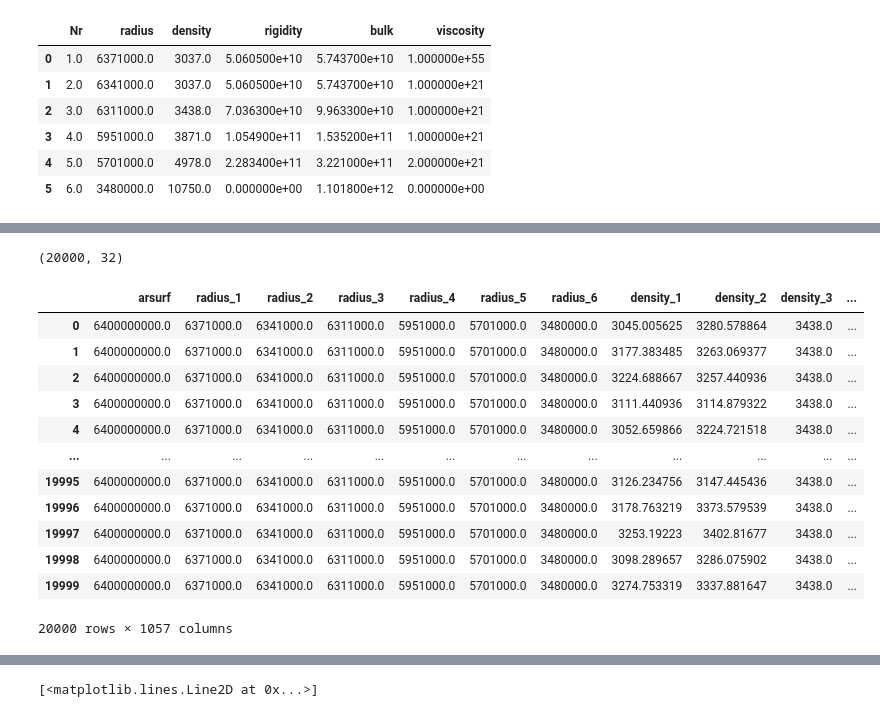
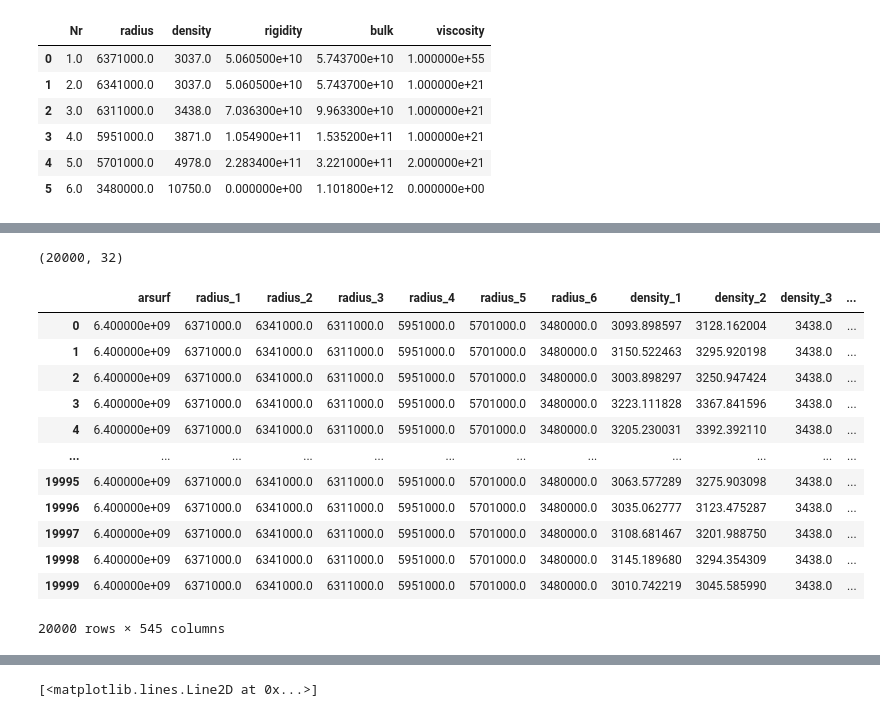
Before and after one commit to eyhl/premis, a Jupyter notebook: notebooks/make_gf_train_data.ipynb, the cells around one changed output, grey strips where cells are left out. Drawn from its saved outputs; the diff is of its cells as text; code cells hidden in the pictures.

Commit message:
changed to lmax 512 and more plausible rigidites in make train data

```diff
--- a/notebooks/make_gf_train_data.ipynb
+++ b/notebooks/make_gf_train_data.ipynb
@@ -67,7 +59,9 @@ density2 = np.linspace(3.0e3, 3.9e3, N)
 N = int(20e3)
 L = 6  # no. layers
 density = np.linspace(3.0e3, 3.438e3, N * 2)
-rigidity = np.logspace(8, 10.7, N * 2)  # 1.0e9 + np.random.rand(2 * N) * (1.0e12 - 1.0e9)
+#rigidity = np.logspace(
+#    8, 10.7, N * 2
+#)  # 1.0e9 + np.random.rand(2 * N) * (1.0e12 - 1.0e9)
 arsurf = 80e3 * 80e3
 disk_radii = 80e3 * 80e3
 # disk_radii = 0.5e1 + np.random.rand(2 * N) * (1.2e2 - 0.5e1)
@@ -78,12 +72,26 @@ density_tmp = np.tile(df_em.loc[2:, ("density")].values[:, np.newaxis], N).T
 density_columns = np.hstack(
     (np.sort(np.random.choice(density, (N, 2)), axis=1), density_tmp)
 )
-rigidity_tmp = np.tile(df_em.loc[2:, ("rigidity")].values[:, np.newaxis], N).T
-rigidity_columns = np.hstack((np.sort(np.random.choice(rigidity, (N, 2)), axis=1), rigidity_tmp))
+
+rng = np.random.default_rng()
+rigidity_columns = np.zeros((N,6))
+rigidity_1 = np.logspace(9, 10.25, N)
+rng.shuffle(rigidity_1)
+rigidity_columns[:,0] = rigidity_1
+
+for idx, rig in enumerate(rigidity_1):
+    rigidity_columns[idx,1] = rng.uniform(rig, rig*4)
+
+rigidity_columns[:,2:] = np.tile(df_em.loc[2:, ("rigidity")].values[:, np.newaxis],N).T
+
+# rigidity_tmp = np.tile(df_em.loc[2:, ("rigidity")].values[:, np.newaxis], N).T
+# rigidity_columns = np.hstack(
+#     (np.sort(np.random.choice(rigidity, (N, 2)), axis=1), rigidity_tmp)
+# )
 radii_columns = np.multiply(
     df_em["radius"].values, np.ones((N, L))
 )  # np.fliplr(np.sort(np.random.choice(radii, (N, L)), axis=1))
 viscosity_columns = np.multiply(df_em["viscosity"].values, np.ones((N, L)))
 bulk_columns = np.multiply(df_em["bulk"].values, np.ones((N, L)))
 # disk_r_column = np.random.choice(disk_radii, (N, 1))
-disk_r_column = np.multiply(disk_radii, np.ones(N)).reshape(20000,1)
+disk_r_column = np.multiply(disk_radii, np.ones(N)).reshape(20000, 1)
@@ -94,5 +114,5 @@ disk_r_column.shape
 # %%
-df_hlove = pd.DataFrame(index=np.arange(N), columns=np.arange(1025))
+df_hlove = pd.DataFrame(index=np.arange(N), columns=np.arange(513))
 
 df_train = pd.DataFrame(
     np.hstack(
@@ -124,45 +144,45 @@ df_train = pd.DataFrame(
         "rigidity_1",
         "rigidity_2",
         "rigidity_3",
         "rigidity_4",
         "rigidity_5",
         "rigidity_6",
         "bulk_1",
         "bulk_2",
         "bulk_3",
         "bulk_4",
         "bulk_5",
         "bulk_6",
         "viscosity_1",
         "viscosity_2",
         "viscosity_3",
         "viscosity_4",
         "viscosity_5",
         "viscosity_6",
         # "gf",
         "nlove",
     ],
 )
 #  "bulk_1", "bulk_2", "bulk_3", "bulk_4", "bulk_5",
 #  "viscosity_1", "viscosity_2", "viscosity_3", "viscosity_4", "viscosity_5"
 print(df_train.shape)
 df_train = pd.concat((df_train, df_hlove), axis=1)
 df_train
 # %% [output]
 (20000, 32)
 |  | arsurf | radius_1 | radius_2 | radius_3 | radius_4 | radius_5 | radius_6 | density_1 | density_2 | density_3 | ... |
-| 0 | 6400000000.0 | 6371000.0 | 6341000.0 | 6311000.0 | 5951000.0 | 5701000.0 | 3480000.0 | 3045.005625 | 3280.578864 | 3438.0 | ... |
-| 1 | 6400000000.0 | 6371000.0 | 6341000.0 | 6311000.0 | 5951000.0 | 5701000.0 | 3480000.0 | 3177.383485 | 3263.069377 | 3438.0 | ... |
-| 2 | 6400000000.0 | 6371000.0 | 6341000.0 | 6311000.0 | 5951000.0 | 5701000.0 | 3480000.0 | 3224.688667 | 3257.440936 | 3438.0 | ... |
-| 3 | 6400000000.0 | 6371000.0 | 6341000.0 | 6311000.0 | 5951000.0 | 5701000.0 | 3480000.0 | 3111.440936 | 3114.879322 | 3438.0 | ... |
-| 4 | 6400000000.0 | 6371000.0 | 6341000.0 | 6311000.0 | 5951000.0 | 5701000.0 | 3480000.0 | 3052.659866 | 3224.721518 | 3438.0 | ... |
+| 0 | 6.400000e+09 | 6371000.0 | 6341000.0 | 6311000.0 | 5951000.0 | 5701000.0 | 3480000.0 | 3093.898597 | 3128.162004 | 3438.0 | ... |
+| 1 | 6.400000e+09 | 6371000.0 | 6341000.0 | 6311000.0 | 5951000.0 | 5701000.0 | 3480000.0 | 3150.522463 | 3295.920198 | 3438.0 | ... |
+| 2 | 6.400000e+09 | 6371000.0 | 6341000.0 | 6311000.0 | 5951000.0 | 5701000.0 | 3480000.0 | 3003.898297 | 3250.947424 | 3438.0 | ... |
+| 3 | 6.400000e+09 | 6371000.0 | 6341000.0 | 6311000.0 | 5951000.0 | 5701000.0 | 3480000.0 | 3223.111828 | 3367.841596 | 3438.0 | ... |
+| 4 | 6.400000e+09 | 6371000.0 | 6341000.0 | 6311000.0 | 5951000.0 | 5701000.0 | 3480000.0 | 3205.230031 | 3392.392110 | 3438.0 | ... |
 | ... | ... | ... | ... | ... | ... | ... | ... | ... | ... | ... | ... |
-| 19995 | 6400000000.0 | 6371000.0 | 6341000.0 | 6311000.0 | 5951000.0 | 5701000.0 | 3480000.0 | 3126.234756 | 3147.445436 | 3438.0 | ... |
-| 19996 | 6400000000.0 | 6371000.0 | 6341000.0 | 6311000.0 | 5951000.0 | 5701000.0 | 3480000.0 | 3178.763219 | 3373.579539 | 3438.0 | ... |
-| 19997 | 6400000000.0 | 6371000.0 | 6341000.0 | 6311000.0 | 5951000.0 | 5701000.0 | 3480000.0 | 3253.19223 | 3402.81677 | 3438.0 | ... |
-| 19998 | 6400000000.0 | 6371000.0 | 6341000.0 | 6311000.0 | 5951000.0 | 5701000.0 | 3480000.0 | 3098.289657 | 3286.075902 | 3438.0 | ... |
-| 19999 | 6400000000.0 | 6371000.0 | 6341000.0 | 6311000.0 | 5951000.0 | 5701000.0 | 3480000.0 | 3274.753319 | 3337.881647 | 3438.0 | ... |
+| 19995 | 6.400000e+09 | 6371000.0 | 6341000.0 | 6311000.0 | 5951000.0 | 5701000.0 | 3480000.0 | 3063.577289 | 3275.903098 | 3438.0 | ... |
+| 19996 | 6.400000e+09 | 6371000.0 | 6341000.0 | 6311000.0 | 5951000.0 | 5701000.0 | 3480000.0 | 3035.062777 | 3123.475287 | 3438.0 | ... |
+| 19997 | 6.400000e+09 | 6371000.0 | 6341000.0 | 6311000.0 | 5951000.0 | 5701000.0 | 3480000.0 | 3108.681467 | 3201.988750 | 3438.0 | ... |
+| 19998 | 6.400000e+09 | 6371000.0 | 6341000.0 | 6311000.0 | 5951000.0 | 5701000.0 | 3480000.0 | 3145.189680 | 3294.354309 | 3438.0 | ... |
+| 19999 | 6.400000e+09 | 6371000.0 | 6341000.0 | 6311000.0 | 5951000.0 | 5701000.0 | 3480000.0 | 3010.742219 | 3045.585990 | 3438.0 | ... |
-20000 rows × 1057 columns
+20000 rows × 545 columns
 # %%
 # iterate over all earth models
 # only change 2 layers
```
Also changed, not shown: parts of 12 cells of this notebook, 1 other file.
